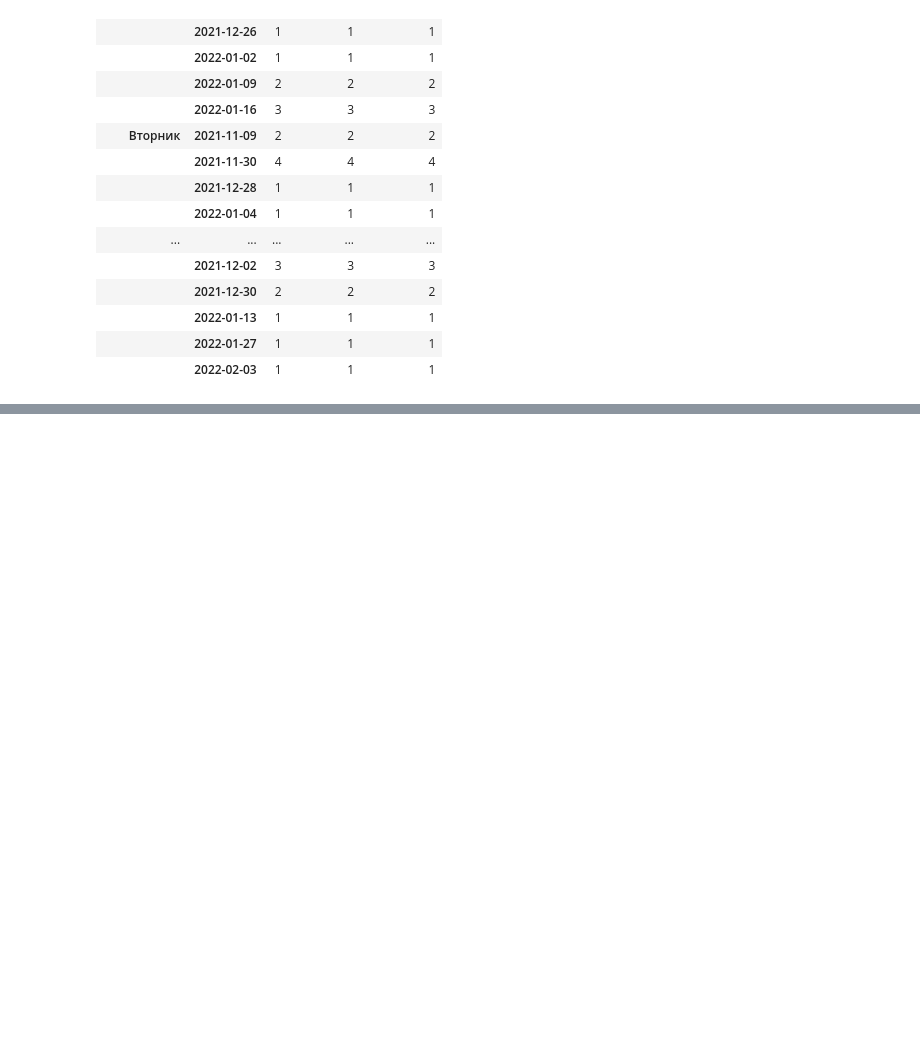
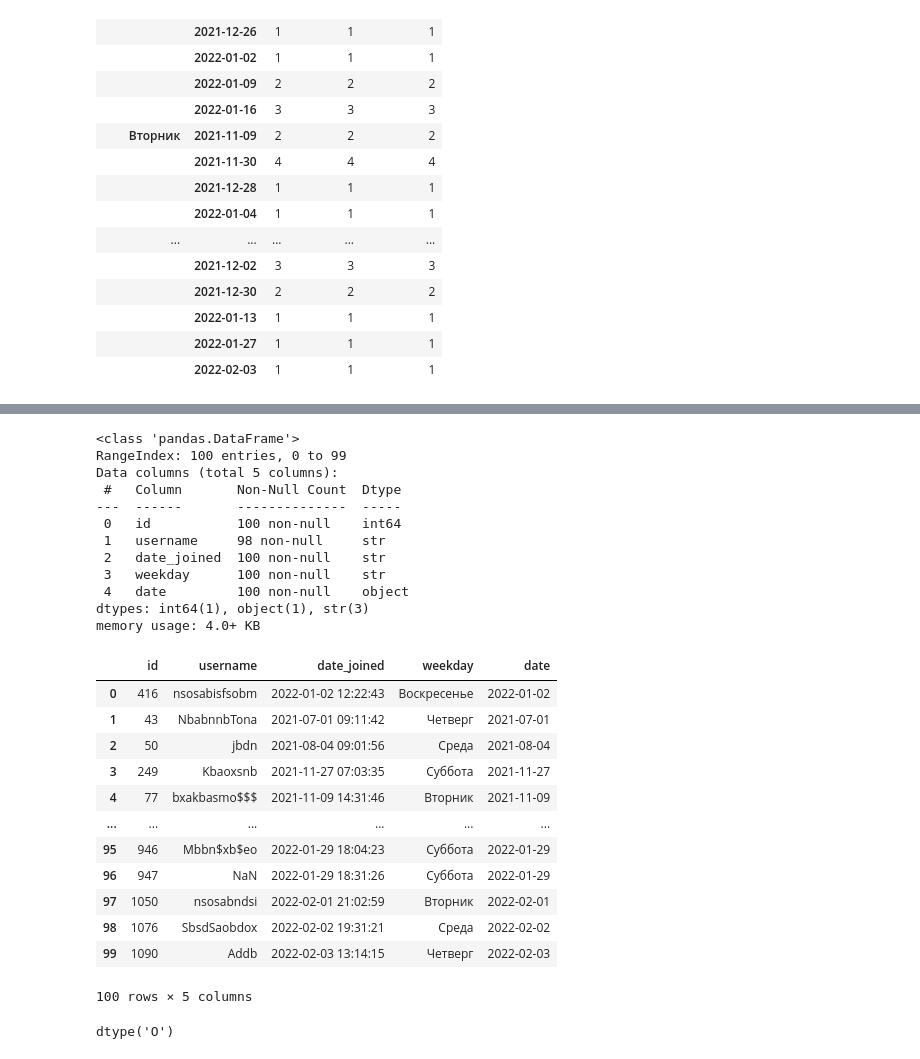
Before and after one commit to alexanderniki/alx-study, a Jupyter notebook: Analytics/Pandas Basics/homework-2.ipynb, the cells around one changed output, grey strips where cells are left out. Drawn from its saved outputs; the diff is of its cells as text; code cells hidden in the pictures; blank space fills up the shorter version.

```diff
--- a/Analytics/Pandas Basics/homework-2.ipynb
+++ b/Analytics/Pandas Basics/homework-2.ipynb
@@ -108,0 +109,33 @@ res
+# %%
+df.info()
+df
+# %% [output]
+<class 'pandas.DataFrame'>
+RangeIndex: 100 entries, 0 to 99
+Data columns (total 5 columns):
+ #   Column       Non-Null Count  Dtype
+---  ------       --------------  -----
+ 0   id           100 non-null    int64
+ 1   username     98 non-null     str
+ 2   date_joined  100 non-null    str
+ 3   weekday      100 non-null    str
+ 4   date         100 non-null    object
+dtypes: int64(1), object(1), str(3)
+memory usage: 4.0+ KB
+|  | id | username | date_joined | weekday | date |
+| 0 | 416 | nsosabisfsobm | 2022-01-02 12:22:43 | Воскресенье | 2022-01-02 |
+| 1 | 43 | NbabnnbTona | 2021-07-01 09:11:42 | Четверг | 2021-07-01 |
+| 2 | 50 | jbdn | 2021-08-04 09:01:56 | Среда | 2021-08-04 |
+| 3 | 249 | Kbaoxsnb | 2021-11-27 07:03:35 | Суббота | 2021-11-27 |
+| 4 | 77 | bxakbasmo$$$ | 2021-11-09 14:31:46 | Вторник | 2021-11-09 |
+| ... | ... | ... | ... | ... | ... |
+| 95 | 946 | Mbbn$xb$eo | 2022-01-29 18:04:23 | Суббота | 2022-01-29 |
+| 96 | 947 | NaN | 2022-01-29 18:31:26 | Суббота | 2022-01-29 |
+| 97 | 1050 | nsosabndsi | 2022-02-01 21:02:59 | Вторник | 2022-02-01 |
+| 98 | 1076 | SbsdSaobdox | 2022-02-02 19:31:21 | Среда | 2022-02-02 |
+| 99 | 1090 | Addb | 2022-02-03 13:14:15 | Четверг | 2022-02-03 |
+100 rows × 5 columns
+# %%
+df["date"].dtype
+# %% [output]
+dtype('O')
```
Also changed, not shown: parts of 3 cells of this notebook, 1 other file.
